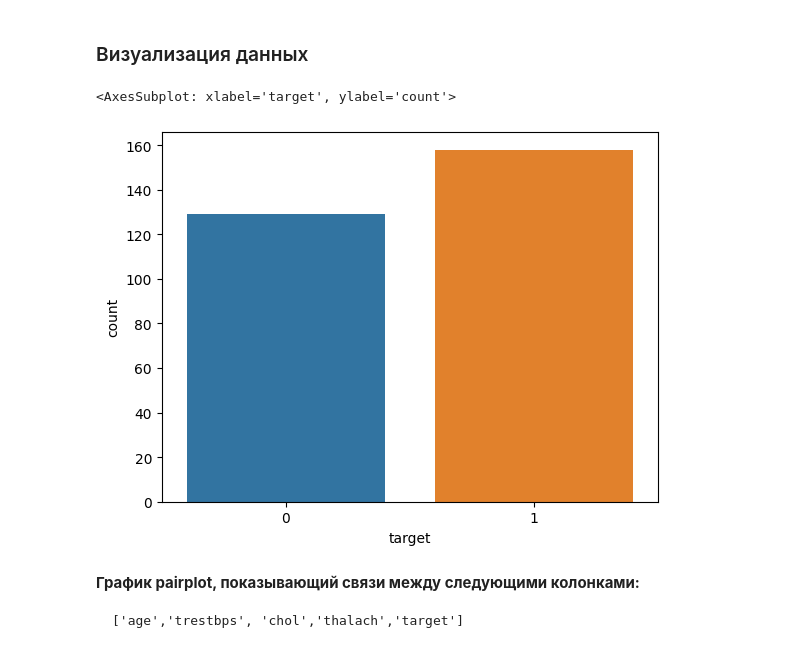
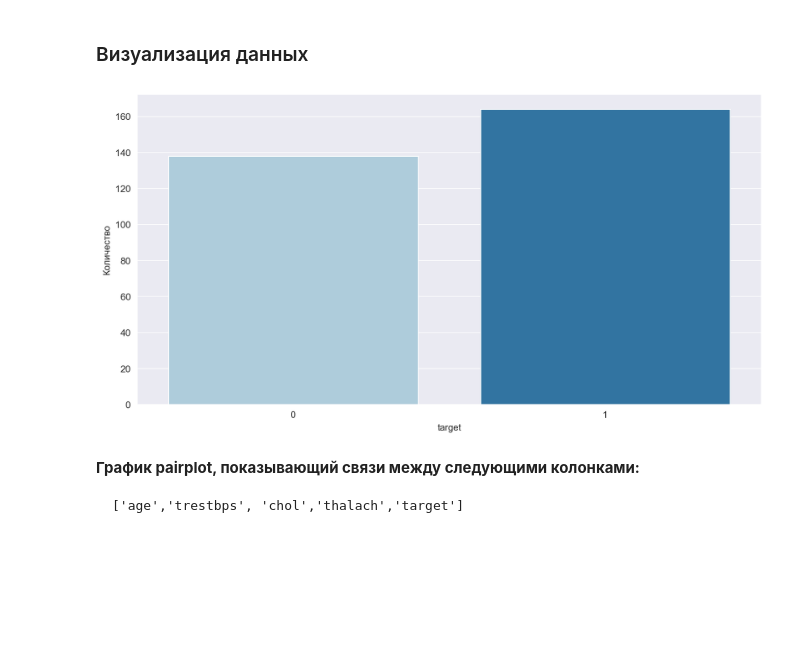
Before and after one commit to Safuanov888/Heart-disease, a Jupyter notebook: 02-Logistic-Regression-Project.ipynb, the cells around one changed output. Saved outputs shown, nothing was run; the diff lists cells and outputs as text; code cells hidden in the pictures; blank space fills up the shorter version.

```diff
--- a/02-Logistic-Regression-Project.ipynb
+++ b/02-Logistic-Regression-Project.ipynb
@@ -12,3 +7,25 @@ import matplotlib.pyplot as plt
+# %%
+import numpy as np
+import pandas as pd
+import seaborn as sns
+import matplotlib.pyplot as plt
+
+from sklearn.naive_bayes import GaussianNB # Байес
+from sklearn.tree import DecisionTreeClassifier # Дерево решений
+from sklearn.linear_model import LogisticRegression, LogisticRegressionCV # Лог. регрессия
+from sklearn.neighbors import KNeighborsClassifier # К-ближайших соседей
+from sklearn.svm import SVC # Опорные вектора
+
+from sklearn.model_selection import train_test_split
+from sklearn.preprocessing import StandardScaler
+from sklearn.model_selection import GridSearchCV
+from sklearn.metrics import ConfusionMatrixDisplay, confusion_matrix, classification_report
+from sklearn.metrics import PrecisionRecallDisplay, RocCurveDisplay
+
+from warnings import filterwarnings
+filterwarnings('ignore')
+
+sns.set_style('darkgrid')
 # %% [markdown]
 ## Данные
 
@@ -157,3 +146,0 @@ from scipy import stats
-# %%
-df = df[(np.abs(stats.zscore(df)) < 3).all(axis=1)] # удаление значений,
-                                                    # которые не попали в 3-х сигменный интервал
@@ -184,0 +170,10 @@ plt.show()
+# %%
+for col in ['trestbps', 'chol', 'thalach', 'age', 'oldpeak', 'ca']:
+    Q1 = np.percentile(df[col], 25)
+    Q3 = np.percentile(df[col], 75)
+    IQR = Q3 - Q1
+    lower_bound = Q1 - 1.5 * IQR
+    upper_bound = Q3 + 1.5 * IQR
+    mean = df[(df[col] <= upper_bound) & (df[col] >= lower_bound)][col].mean()
+    df[col] = df[col].mask(df[col] > upper_bound, mean)
+    df[col] = df[col].mask(df[col] < lower_bound, mean)
@@ -186,10 +188,11 @@ plt.show()
 ### Визуализация данных
 # %%
 # Подсчёт классов
-sns.countplot(data=df, x='target')
+plt.figure(figsize=(12,6), dpi=200)
+sns.countplot(data=df, x='target', palette='Paired');
+plt.ylabel('Количество');
 # %% [output]
-<AxesSubplot: xlabel='target', ylabel='count'>
-[figure, old version]
+[figure, new version]
 # %% [markdown]
 **График pairplot, показывающий связи между следующими колонками:**
 
```
Also changed, not shown: parts of 42 cells of this notebook.
